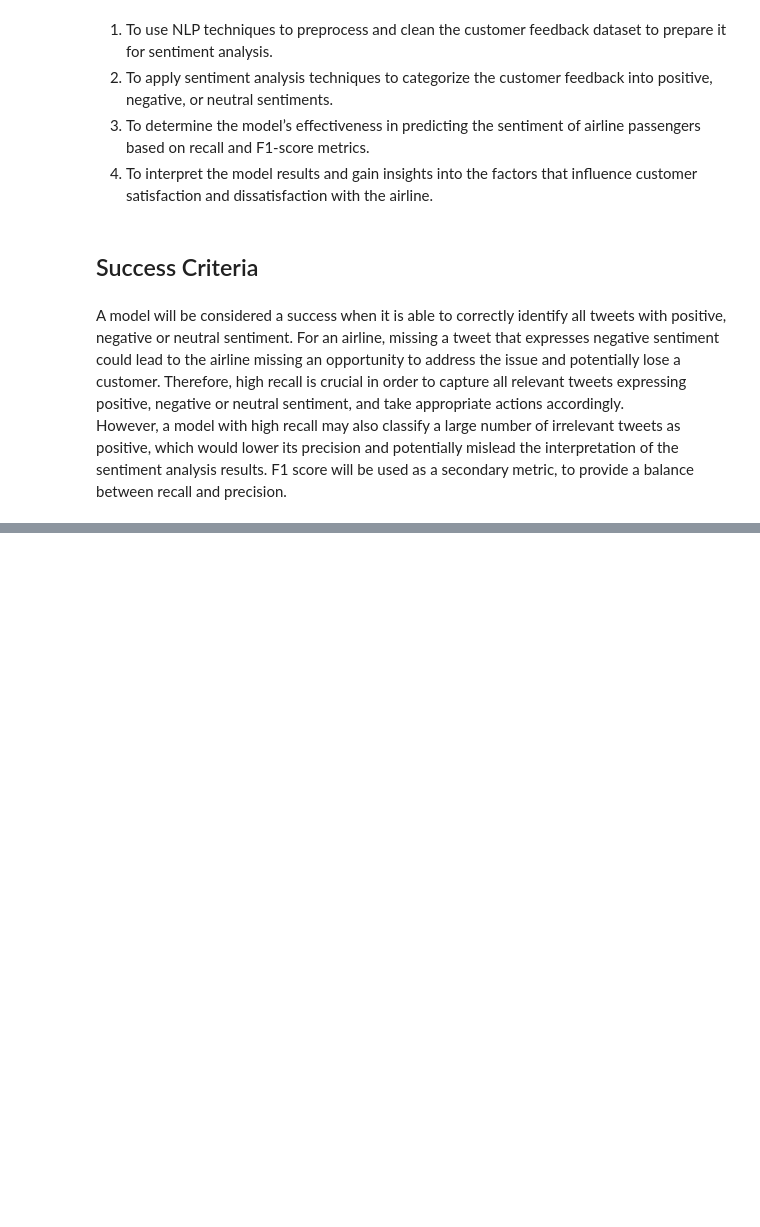
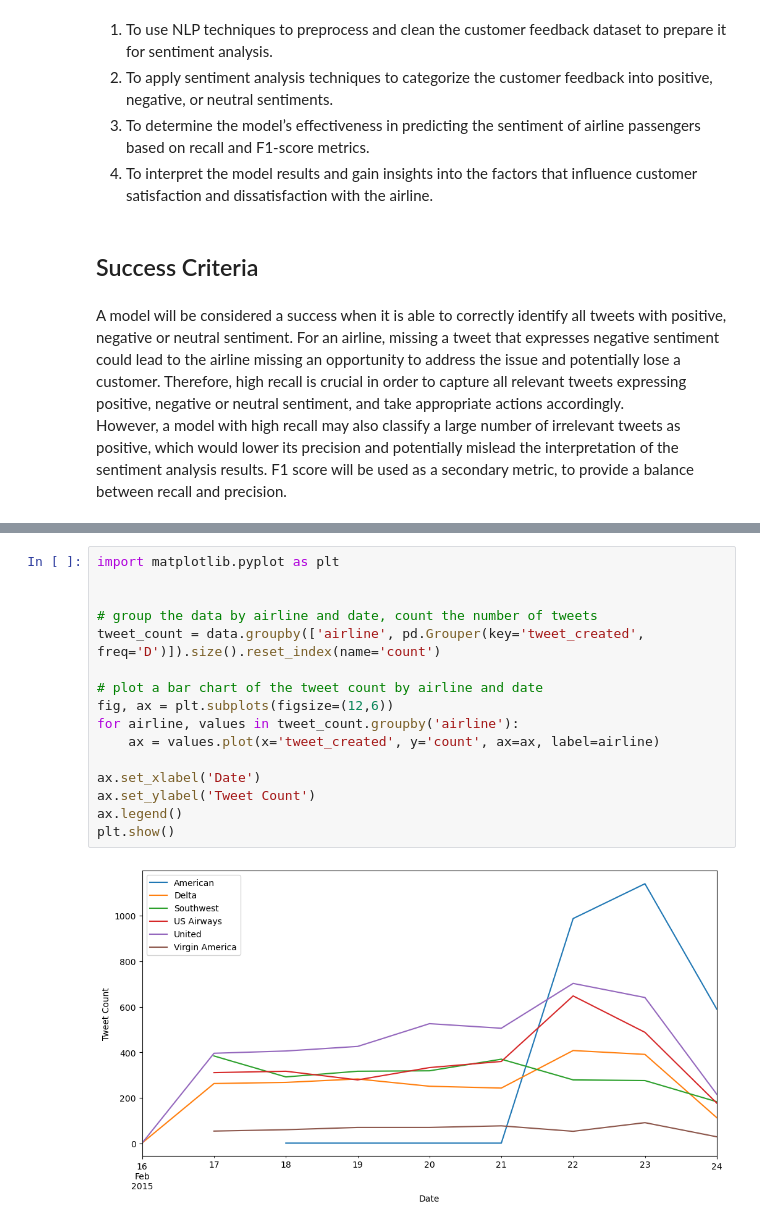
Before and after one commit to Scholarchep/sentiment-analysis-of-airline-tweets, a Jupyter notebook: airline_tweets.ipynb, the cells around one changed output, grey strips where cells are left out. Saved outputs shown, nothing was run; the diff lists cells and outputs as text; blank space fills up the shorter version.

```diff
--- a/airline_tweets.ipynb
+++ b/airline_tweets.ipynb
@@ -219,0 +205,18 @@ Name: preprocessed_text, Length: 14640, dtype: object
+# %%
+import matplotlib.pyplot as plt
+
+
+# group the data by airline and date, count the number of tweets
+tweet_count = data.groupby(['airline', pd.Grouper(key='tweet_created', freq='D')]).size().reset_index(name='count')
+
+# plot a bar chart of the tweet count by airline and date
+fig, ax = plt.subplots(figsize=(12,6))
+for airline, values in tweet_count.groupby('airline'):
+    ax = values.plot(x='tweet_created', y='count', ax=ax, label=airline)
+
+ax.set_xlabel('Date')
+ax.set_ylabel('Tweet Count')
+ax.legend()
+plt.show()
+# %% [output]
+[figure, added]
```
Also changed, not shown: parts of 44 cells of this notebook, 1 other file.
